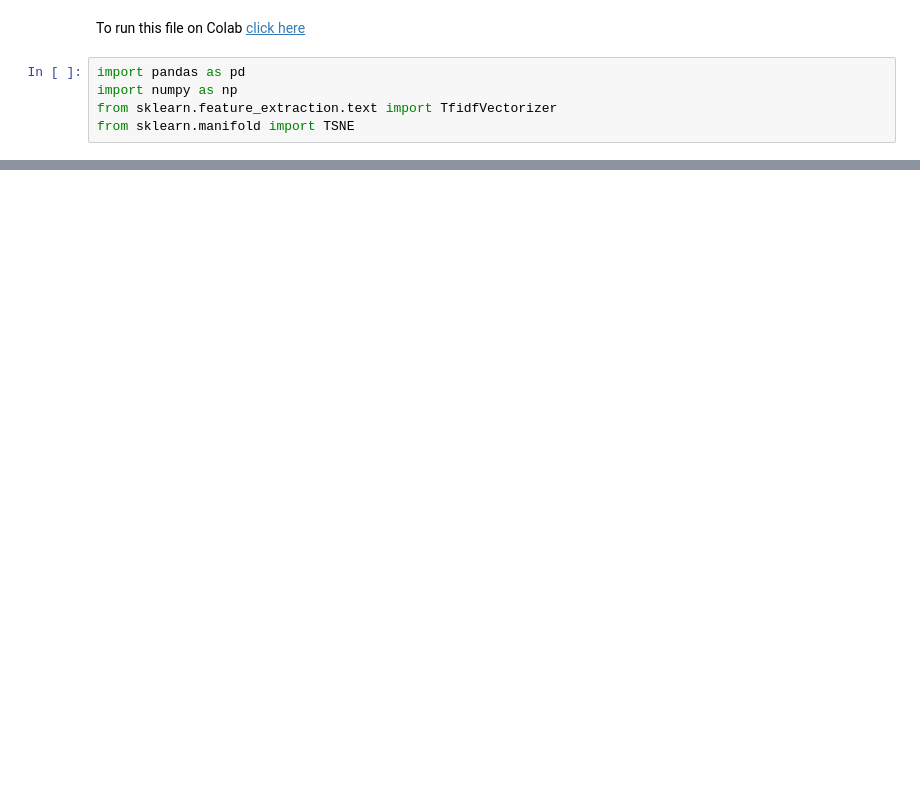
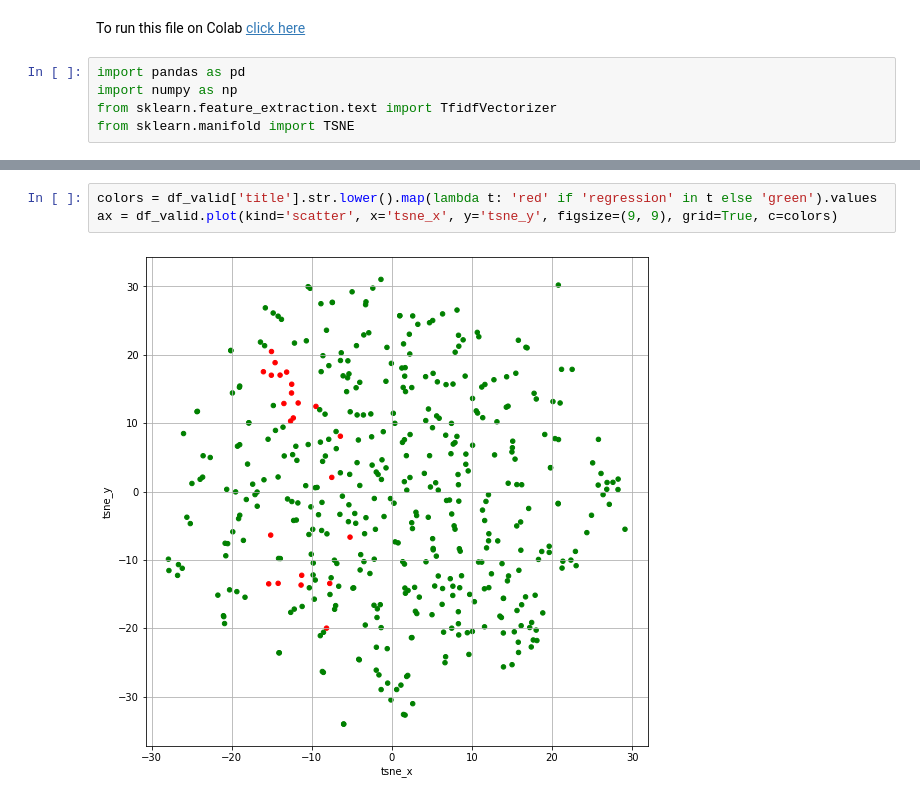
Before and after one commit to sanjaydasgupta/data-mining-of-website-articles, a Jupyter notebook: ml-blogs-eda.ipynb, the cells around one changed output, grey strips where cells are left out. Cells and saved outputs as stored; diff of their text form; blank space fills up the shorter version.

```diff
--- a/ml-blogs-eda.ipynb
+++ b/ml-blogs-eda.ipynb
@@ -33,0 +55,5 @@ ax = df.plot(kind='scatter', x='tsne_x', y='tsne_y', figsize=(9, 9))
+# %%
+colors = df_valid['title'].str.lower().map(lambda t: 'red' if 'regression' in t else 'green').values
+ax = df_valid.plot(kind='scatter', x='tsne_x', y='tsne_y', figsize=(9, 9), grid=True, c=colors)
+# %% [output]
+[figure, added]
```
Also changed, not shown: parts of 10 cells of this notebook.
